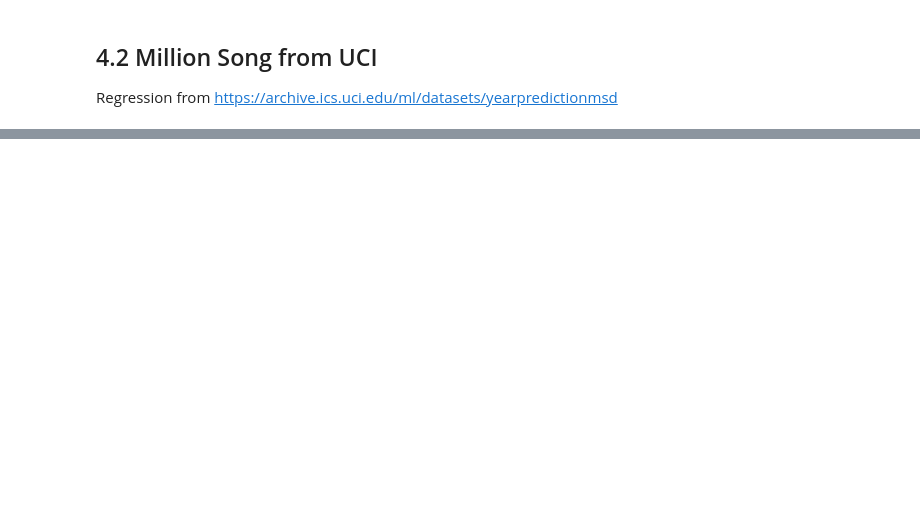
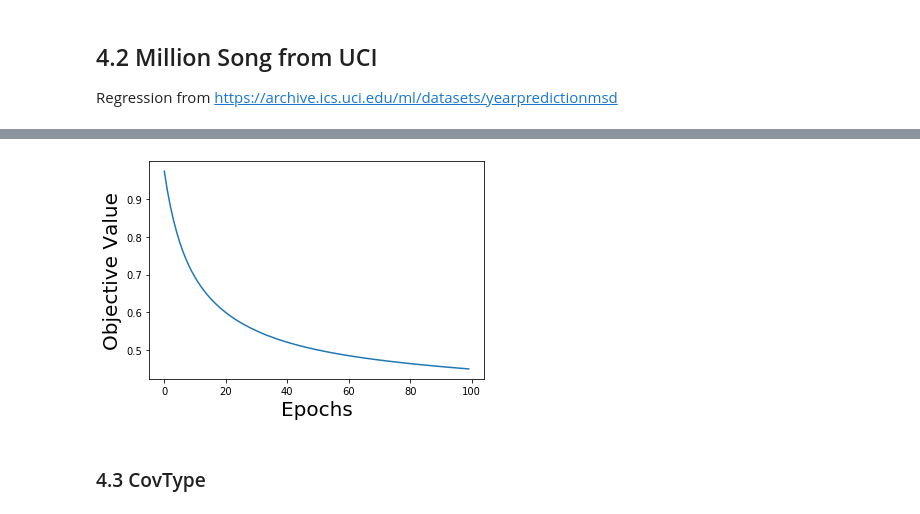
Before and after one commit to vlee1776/SAGA, a Jupyter notebook: SAGA.ipynb, the cells around one changed output, grey strips where cells are left out. Cells and saved outputs as stored; diff of their text form; code cells hidden in the pictures; blank space fills up the shorter version.

```diff
--- a/SAGA.ipynb
+++ b/SAGA.ipynb
@@ -77,11 +77,11 @@ def linear_loss(y,x,w,l2=False,l1=False,lam=0):
 # w: d by 1 vector
 # lam: scalar
 # l1 and l2: boolean
-def linear_gradient(y,x,w,l2=False,l1=False,lam=0):
+def linear_gradient(y,x,w,l1=False,l2=False,lam=0):
     d, _ = w.shape
-    scalar = numpy.dot(w,x) - y
+    scalar = numpy.dot(x,w) - y
     vector = scalar * x
-    vector.reshape((d,1))
+    vector = vector.reshape((d,1))
     if l2:
         vector += lam * w
     if l1:
@@ -224,0 +381,23 @@ Regression from https://archive.ics.uci.edu/ml/datasets/yearpredictionmsd
+# %%
+labels = data[:,0]
+all_data = data[:,1:]
+
+n,d = all_data.shape
+
+all_data = numpy.concatenate((all_data, numpy.ones((n, 1))), axis=1)
+
+labels = labels.reshape((n,1))
+all_data = all_data.reshape((n,d+1))
+
+
+print(labels.shape)
+print(all_data.shape)
+
+X_train = all_data[:100,:]
+y_train = all_data[:100]
+X_test = all_data[100:,:]
+y_test = all_data[100:]
+print(X_train.shape)
+print(y_train.shape)
+
+standardize(X_train,X_test)
@@ -224,0 +409,8 @@ Regression from https://archive.ics.uci.edu/ml/datasets/yearpredictionmsd
+# %%
+proximal = lambda x: x
+_,eigs,_ = numpy.linalg.svd(numpy.dot(X_train,X_train.T))
+L = eigs[0]
+n,d = numpy.shape(X_train)
+alpha = 1E-6
+step_size = 1 / (2 * n * alpha + L)
+w, obj_vals = saga(X_train,y_train,step_size,100,proximal,linear_loss,linear_gradient,l2=True, l1=False,lam=alpha)
@@ -224,0 +435,12 @@ Regression from https://archive.ics.uci.edu/ml/datasets/yearpredictionmsd
+# %%
+import matplotlib.pyplot as plt
+
+epochs_gd = range(len(obj_vals))
+plt.plot(epochs_gd, obj_vals)
+plt.xlabel('Epochs', FontSize=20)
+plt.ylabel('Objective Value', FontSize=20)
+plt.show()
+# %% [output]
+[figure, added]
+# %% [markdown]
+### 4.3 CovType
```
Also changed, not shown: parts of 13 cells of this notebook, 3 other files.
